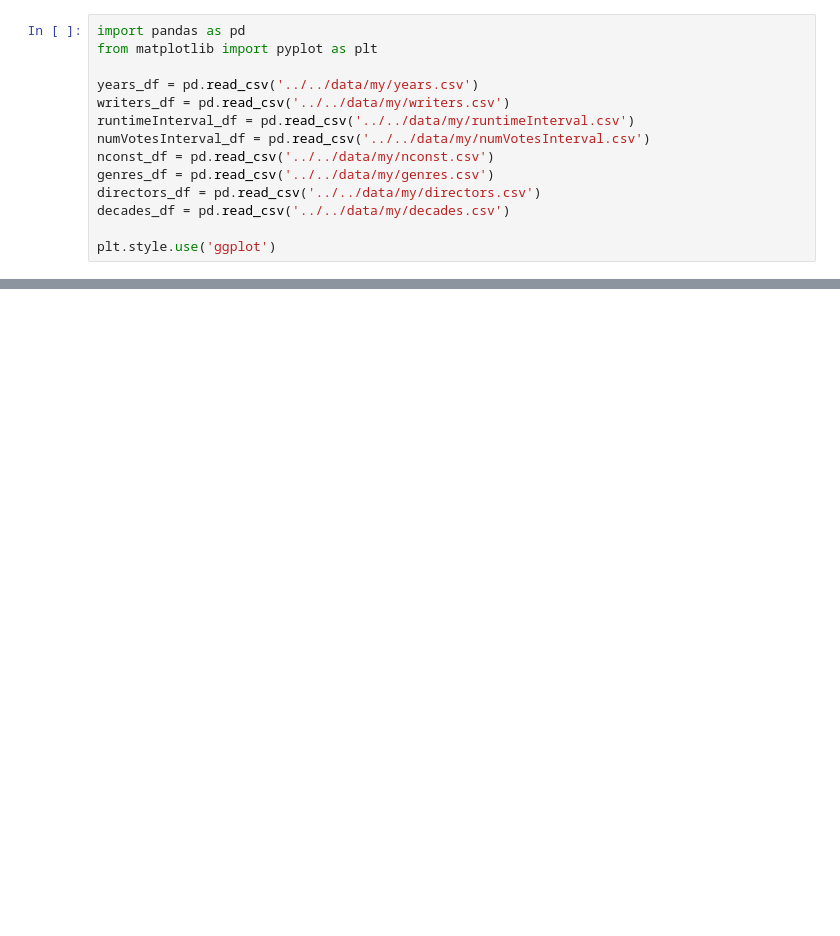
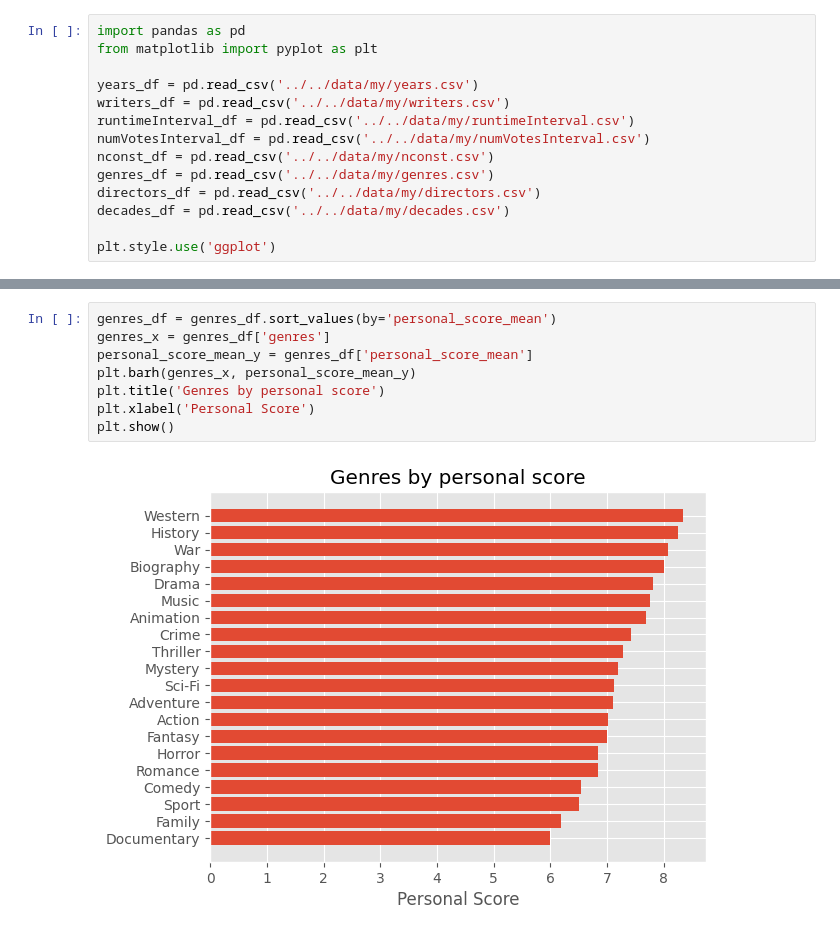
Before and after one commit to VBertuol/movies_database, a Jupyter notebook: code/my_movies/my_movies_plot.ipynb, the cells around one changed output, grey strips where cells are left out. Saved outputs shown, nothing was run; the diff lists cells and outputs as text; blank space fills up the shorter version.

```diff
--- a/code/my_movies/my_movies_plot.ipynb
+++ b/code/my_movies/my_movies_plot.ipynb
@@ -53,0 +46,10 @@ plt.show()
+# %%
+genres_df = genres_df.sort_values(by='personal_score_mean')
+genres_x = genres_df['genres']
+personal_score_mean_y = genres_df['personal_score_mean']
+plt.barh(genres_x, personal_score_mean_y)
+plt.title('Genres by personal score')
+plt.xlabel('Personal Score')
+plt.show()
+# %% [output]
+[figure, added]
```
Also changed, not shown: parts of 11 cells of this notebook.
